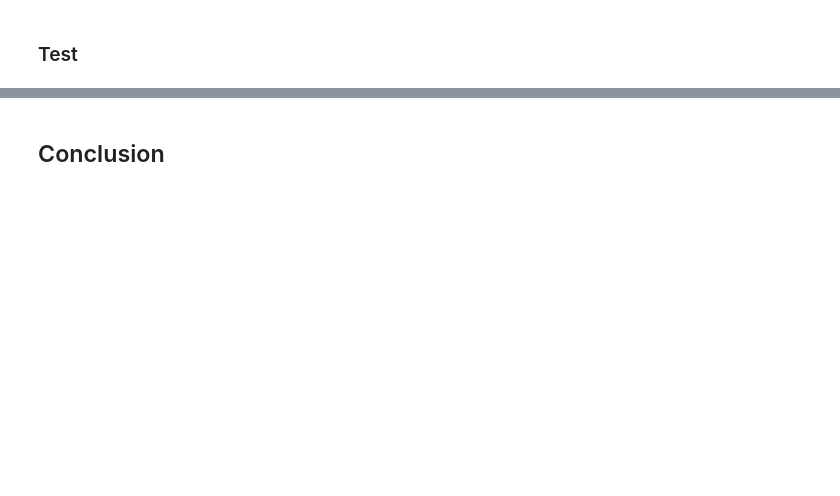
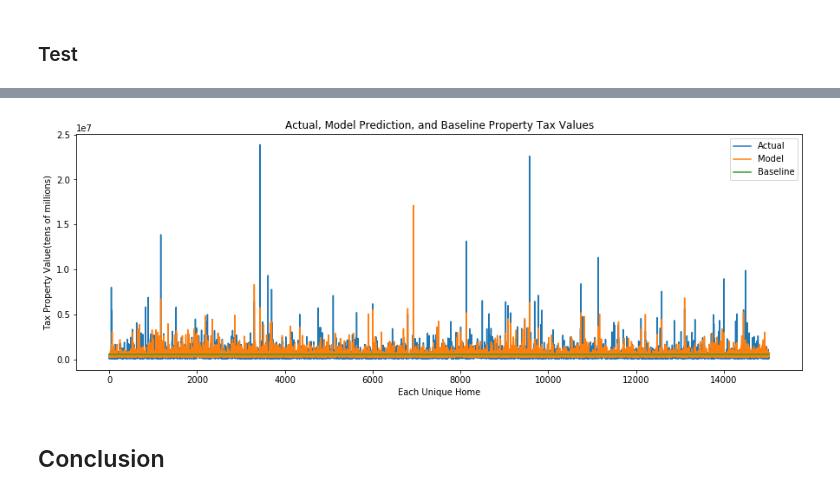
Before and after one commit to ZillowProjectPlaceholder/Zillow-Regression-Project, a Jupyter notebook: final_report.ipynb, the cells around one changed output, grey strips where cells are left out. Cells and saved outputs as stored; diff of their text form; code cells hidden in the pictures; blank space fills up the shorter version.

```diff
--- a/final_report.ipynb
+++ b/final_report.ipynb
@@ -88,0 +192,7 @@ y_test_mvp = test[['taxvalue']]
+# %%
+lm = LinearRegression()
+rfe_ = RFE(lm, 1)
+rfe_.fit(X, y)
+ranks = rfe_.ranking_
+names = X.columns.tolist()
+pd.DataFrame({'features': names, 'rank': ranks}).set_index('rank')
@@ -97,2 +223,11 @@ rfe(X_train, y_train, 2)
+# %%
+X_train = train[['bedroom_scaled', 'sqft_scaled', 'bathroom_scaled', 'roomcnt_scaled']]
+y_train = train[['propertytaxvalue']]
+
+X_validate = validate[['bedroom_scaled', 'sqft_scaled', 'bathroom_scaled', 'roomcnt_scaled']]
+y_validate = validate[['propertytaxvalue']]
+
+X_test = test[['bedroom_scaled', 'sqft_scaled', 'bathroom_scaled', 'roomcnt_scaled']]
+y_test = test[['propertytaxvalue']]
 # %% [markdown]
 #### Top Features for Second Model
@@ -208,0 +392,11 @@ print("Polynomial Squared Model 2: ", lm_squared_rmse2, lm_squared_rmse_val2)
+# %%
+
+X_rfe = rfe_.fit_transform(X_train,y_train)
+poly = PolynomialFeatures(degree=2)
+X_poly = poly.fit_transform(X_rfe)
+
+lm_poly = LinearRegression()
+lm_poly.fit(X_poly, y_train.propertytaxvalue)
+y_train['yhat_poly'] = lm_poly.predict(X_poly)
+# %%
+y_train['yhat_baseline'] = train.propertytaxvalue.mean()
@@ -209,2 +419,13 @@ print("Polynomial Squared Model 2: ", lm_squared_rmse2, lm_squared_rmse_val2)
+# %%
+plt.figure(figsize=(15,5))
+plt.title("Actual, Model Prediction, and Baseline Property Tax Values")
+sns.lineplot(data = y_train.propertytaxvalue, label = "Actual")
+sns.lineplot(data = y_train.yhat_poly, label = "Model")
+sns.lineplot(data = y_train.yhat_baseline, label = "Baseline")
+plt.xlabel('Each Unique Home')
+plt.ylabel('Tax Property Value(tens of millions)')
+plt.show()
+# %% [output]
+[figure, added]
 # %% [markdown]
 ## Conclusion
```
Also changed, not shown: parts of 60 cells of this notebook.
